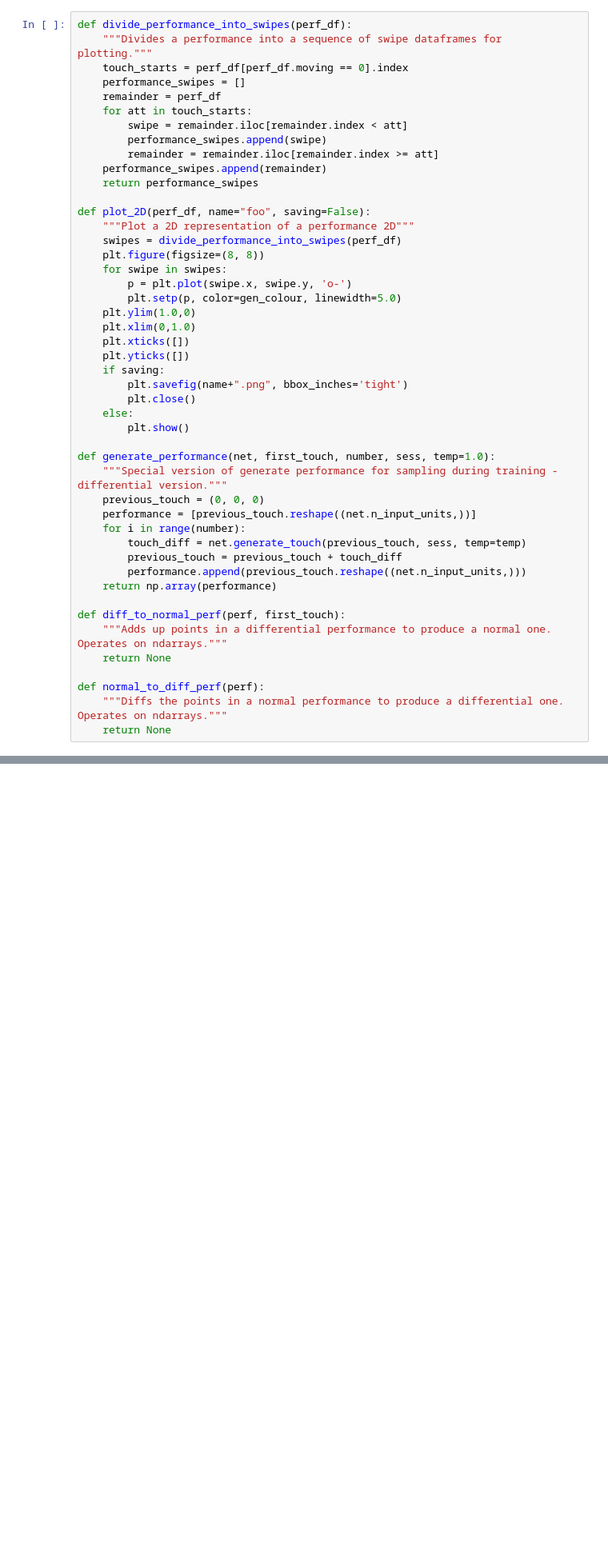
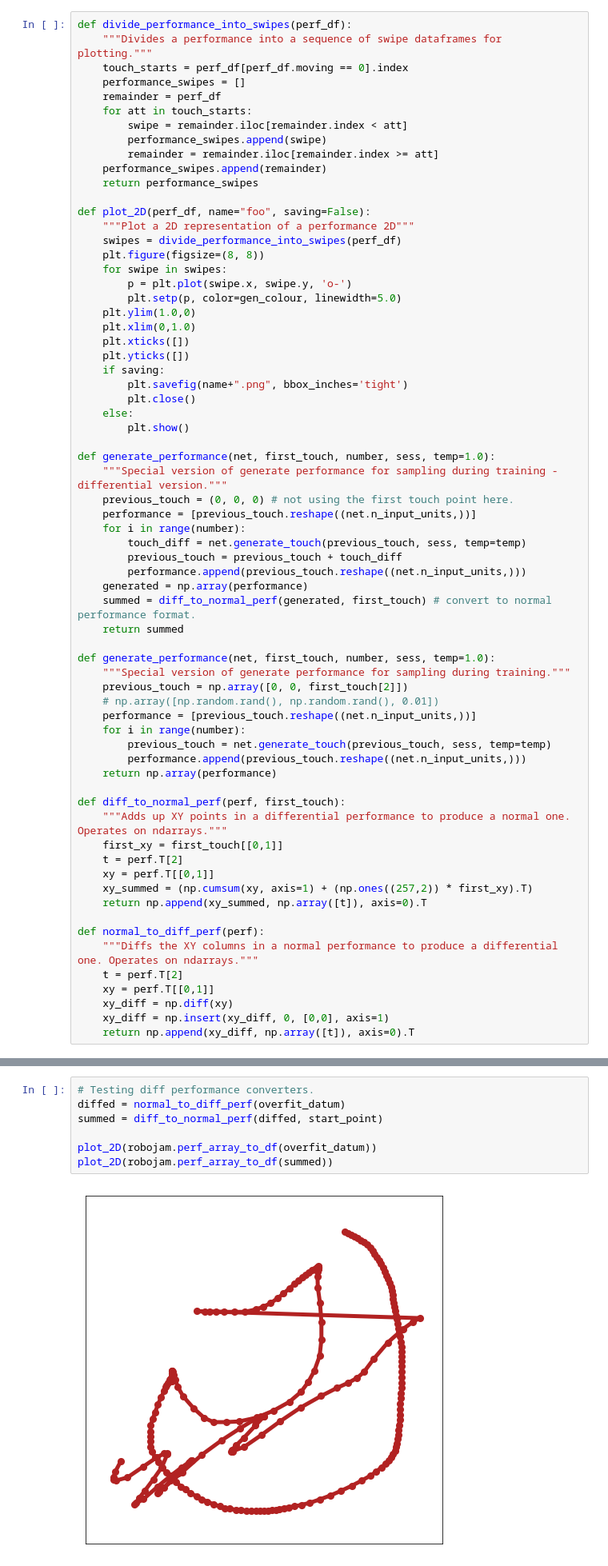
Before and after one commit to cpmpercussion/robojam, a Jupyter notebook: notebooks/differential_overfit.ipynb, the cells around one changed output, grey strips where cells are left out. Shown at 80% size. Saved outputs shown, nothing was run; the diff lists cells and outputs as text; blank space fills up the shorter version.

Commit message:
Differential overfit notebook ready for testing.

```diff
--- a/notebooks/differential_overfit.ipynb
+++ b/notebooks/differential_overfit.ipynb
@@ -55,21 +55,41 @@ def plot_2D(perf_df, name="foo", saving=False):
 
 def generate_performance(net, first_touch, number, sess, temp=1.0):
     """Special version of generate performance for sampling during training - differential version."""
-    previous_touch = (0, 0, 0)
+    previous_touch = (0, 0, 0) # not using the first touch point here.
     performance = [previous_touch.reshape((net.n_input_units,))]
     for i in range(number):
         touch_diff = net.generate_touch(previous_touch, sess, temp=temp)
         previous_touch = previous_touch + touch_diff
         performance.append(previous_touch.reshape((net.n_input_units,)))
+    generated = np.array(performance)
+    summed = diff_to_normal_perf(generated, first_touch) # convert to normal performance format.
+    return summed
+
+def generate_performance(net, first_touch, number, sess, temp=1.0):
+    """Special version of generate performance for sampling during training."""
+    previous_touch = np.array([0, 0, first_touch[2]])
+    # np.array([np.random.rand(), np.random.rand(), 0.01])
+    performance = [previous_touch.reshape((net.n_input_units,))]
+    for i in range(number):
+        previous_touch = net.generate_touch(previous_touch, sess, temp=temp)
+        performance.append(previous_touch.reshape((net.n_input_units,)))
     return np.array(performance)
 
 def diff_to_normal_perf(perf, first_touch):
-    """Adds up points in a differential performance to produce a normal one. Operates on ndarrays."""
-    return None
+    """Adds up XY points in a differential performance to produce a normal one. Operates on ndarrays."""
+    first_xy = first_touch[[0,1]]
+    t = perf.T[2]
+    xy = perf.T[[0,1]]
+    xy_summed = (np.cumsum(xy, axis=1) + (np.ones((257,2)) * first_xy).T)
+    return np.append(xy_summed, np.array([t]), axis=0).T
 
 def normal_to_diff_perf(perf):
-    """Diffs the points in a normal performance to produce a differential one. Operates on ndarrays."""
-    return None
+    """Diffs the XY columns in a normal performance to produce a differential one. Operates on ndarrays."""
+    t = perf.T[2]
+    xy = perf.T[[0,1]]
+    xy_diff = np.diff(xy)
+    xy_diff = np.insert(xy_diff, 0, [0,0], axis=1)
+    return np.append(xy_diff, np.array([t]), axis=0).T
 # %%
 # Training Hyperparameters:
 SEQ_LEN = 256
@@ -85,3 +105,12 @@ SEED = 2345  # 2345 seems to be good.
 random.seed(SEED)
 np.random.seed(SEED)
 # tf.set_random_seed(5791)  # only works for current graph.
+# %%
+# Testing diff performance converters.
+diffed = normal_to_diff_perf(overfit_datum)
+summed = diff_to_normal_perf(diffed, start_point)
+
+plot_2D(robojam.perf_array_to_df(overfit_datum))
+plot_2D(robojam.perf_array_to_df(summed))
+# %% [output]
+[figure, added]
```
Also changed, not shown: parts of 6 cells of this notebook.
